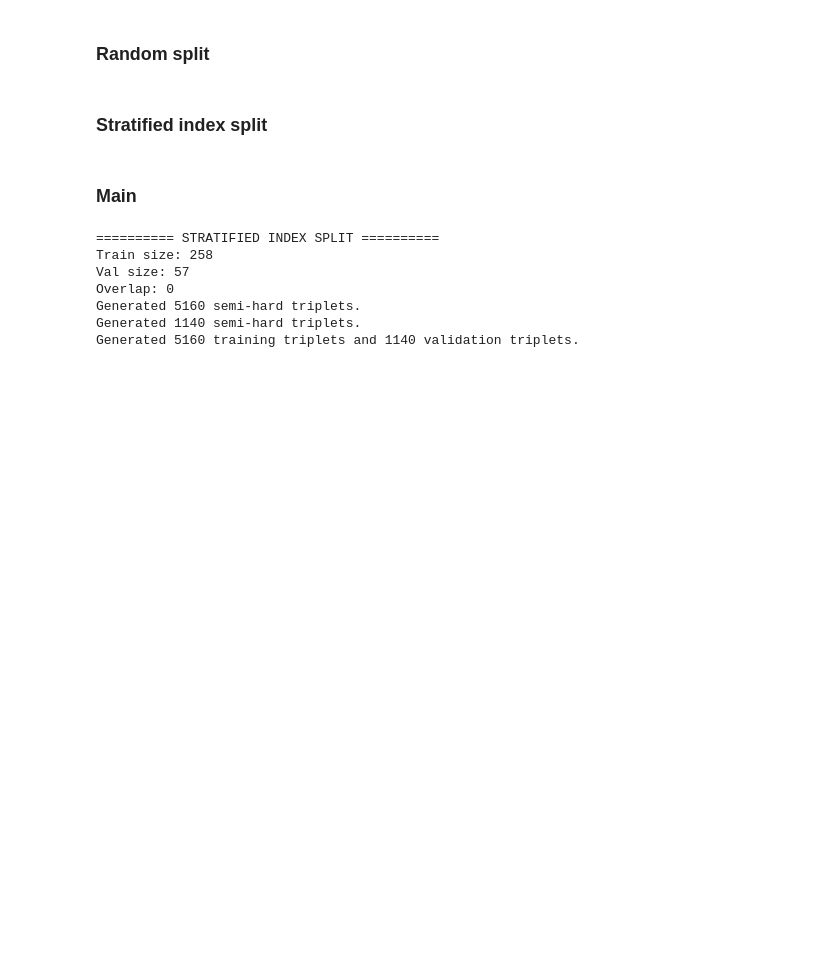
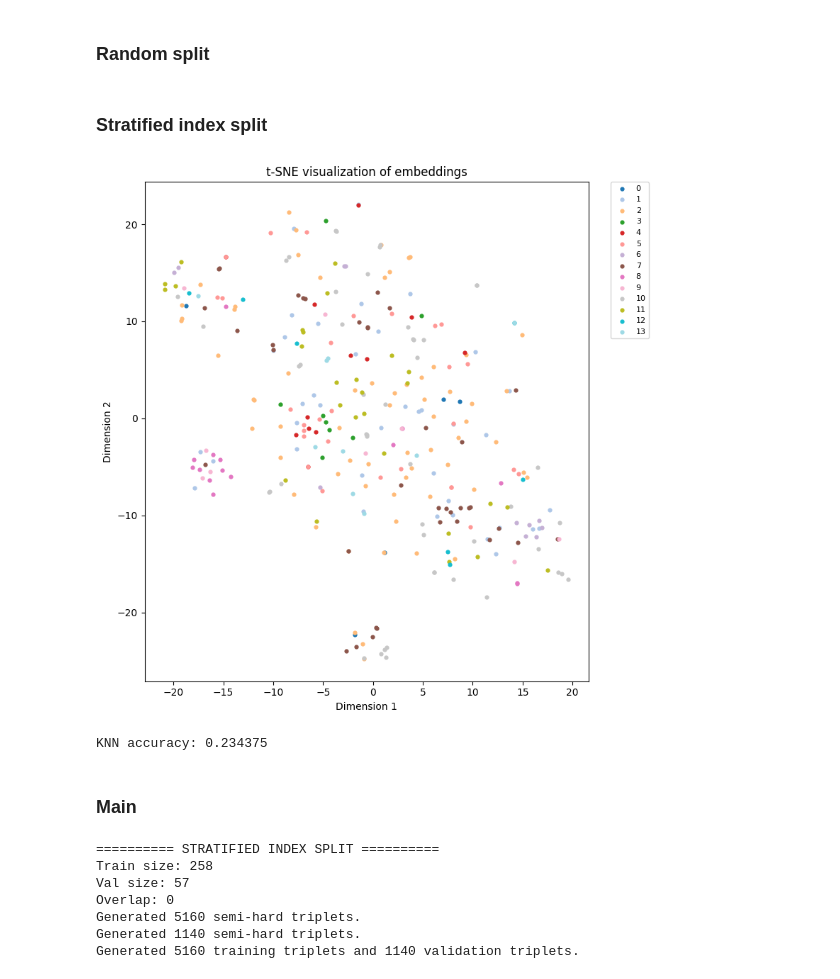
Before and after one commit to PavolLucina/BP, a Jupyter notebook: nn_tripletloss.ipynb, the cells around one changed output. Cells and saved outputs as stored; diff of their text form; code cells hidden in the pictures; blank space fills up the shorter version.

```diff
--- a/nn_tripletloss.ipynb
+++ b/nn_tripletloss.ipynb
@@ -17,7 +17,7 @@ torch.Size([315, 768])
 # %%
 import torch, joblib
-label_ids = torch.load(labels_path, weights_only=False)
+labels = torch.load(labels_path, weights_only=False)
 encoder = joblib.load(label_encoder)
 
 # Convert names back later:
-names = encoder.inverse_transform(label_ids)
+names = encoder.inverse_transform(labels)
@@ -399,3 +402,46 @@ def generate_triplets(indices, labels, num_triplets_per_anchor=20):
             triplets.append((anchor_idx, p, n))
 
     return triplets
+# %%
+from sklearn.manifold import TSNE
+
+tsne = TSNE(n_components=2, perplexity=30)
+emb_2d = tsne.fit_transform(embeddings)
+
+import numpy as np
+import matplotlib.pyplot as plt
+import matplotlib.cm as cm
+
+unique_labels = np.unique(labels)
+num_classes = len(unique_labels)
+
+# Use high-contrast categorical colormap
+cmap = cm.get_cmap('tab20', num_classes)
+
+plt.figure(figsize=(8, 8))
+
+for i, label in enumerate(unique_labels):
+    mask = labels == label
+    plt.scatter(
+        emb_2d[mask, 0],
+        emb_2d[mask, 1],
+        s=12,
+        color=cmap(i),
+        label=str(label)
+    )
+
+plt.title("t-SNE visualization of embeddings")
+plt.xlabel("Dimension 1")
+plt.ylabel("Dimension 2")
+
+plt.legend(
+    bbox_to_anchor=(1.05, 1),
+    loc='upper left',
+    borderaxespad=0.,
+    fontsize=8
+)
+
+plt.tight_layout()
+plt.show()
+# %% [output]
+[figure, added]
@@ -402,3 +458,16 @@ def generate_triplets(indices, labels, num_triplets_per_anchor=20):
+# %%
+from sklearn.neighbors import KNeighborsClassifier
+from sklearn.metrics import accuracy_score
+
+knn = KNeighborsClassifier(n_neighbors=5)
+knn.fit(X_train, y_train)
+
+y_pred = knn.predict(X_test)
+
+acc = accuracy_score(y_test, y_pred)
+print("KNN accuracy:", acc)
+# %% [output]
+KNN accuracy: 0.234375
 # %% [markdown]
 ### Main
 # %%
```
Also changed, not shown: parts of 8 cells of this notebook, 1 other file.
